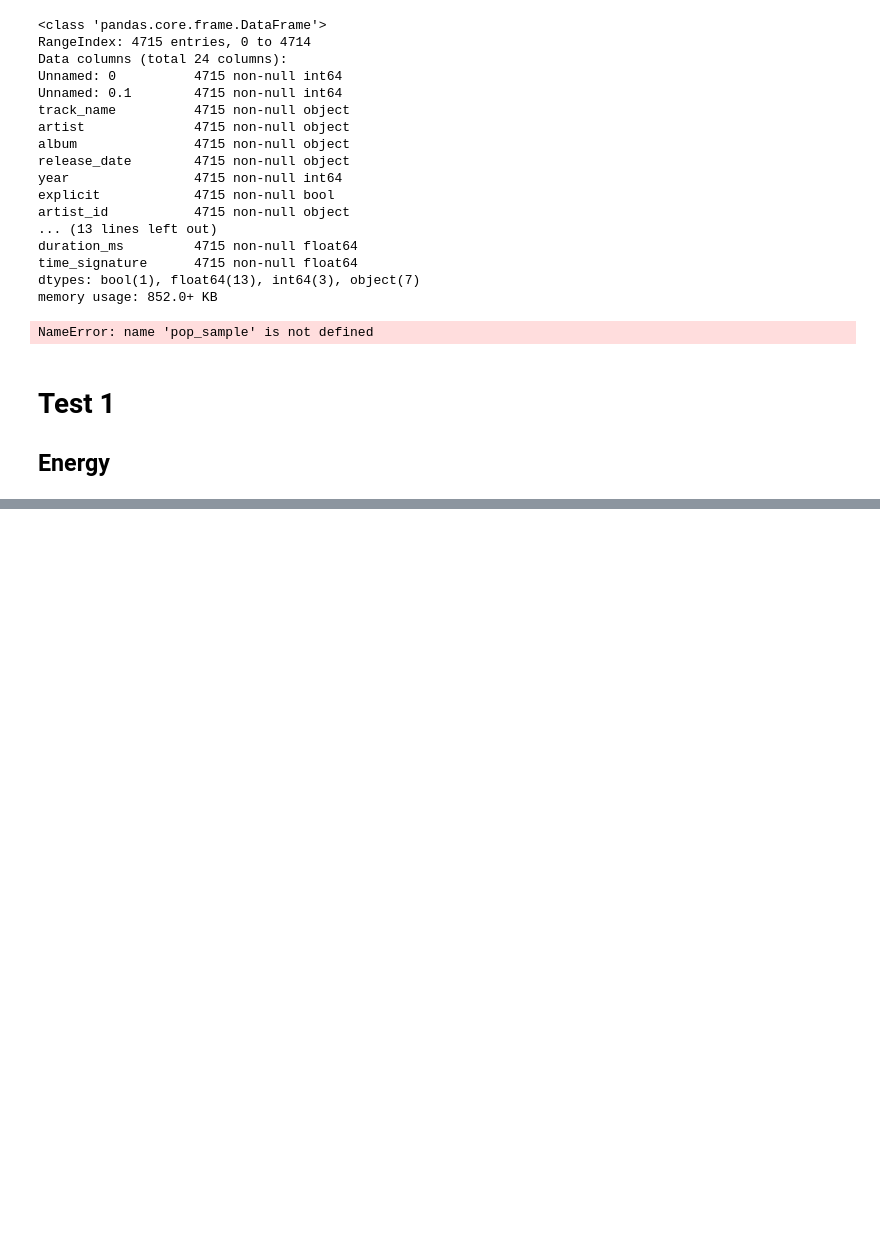
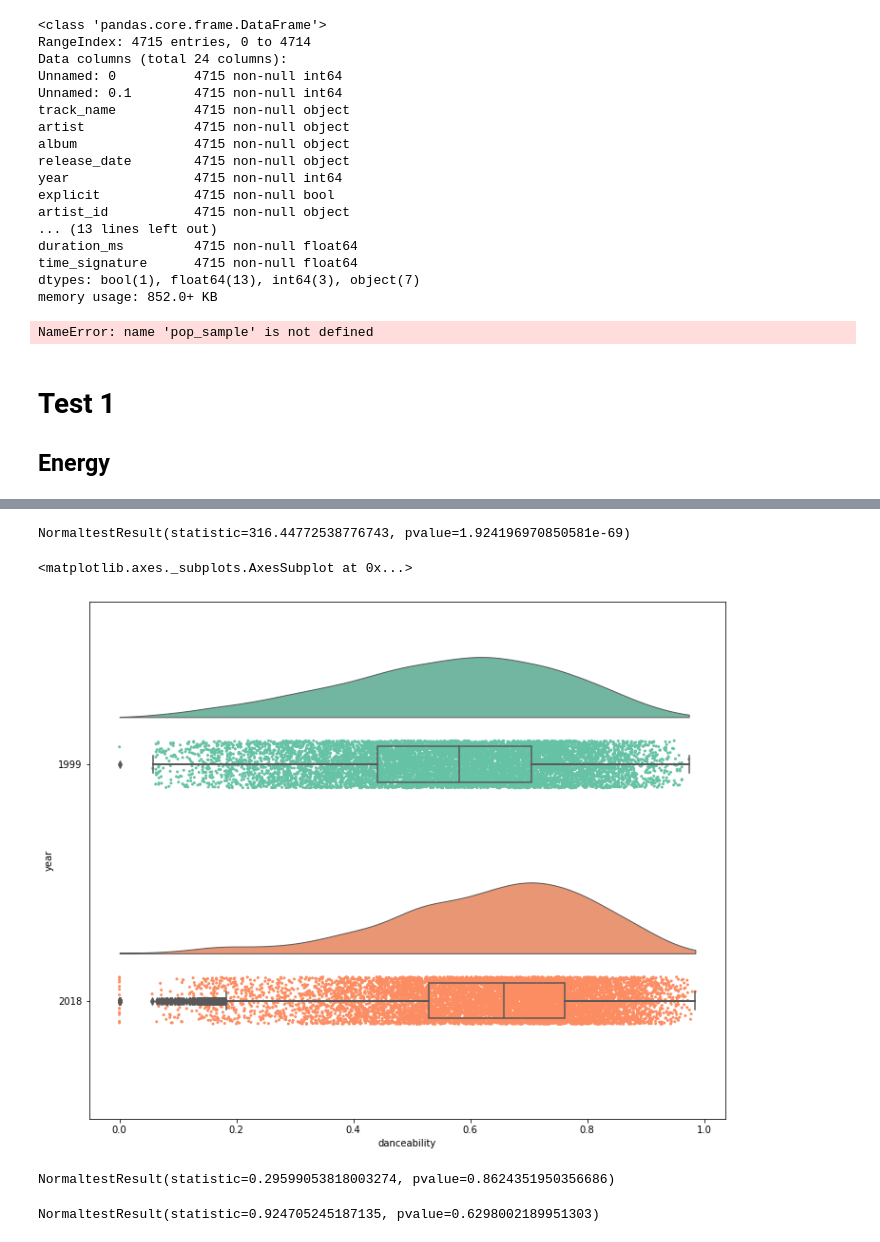
Before and after one commit to fsarraf/Mod3_project, a Jupyter notebook: api test.ipynb, the cells around one changed output, grey strips where cells are left out. Drawn from its saved outputs; the diff is of its cells as text; code cells hidden in the pictures; blank space fills up the shorter version.

```diff
--- a/api test.ipynb
+++ b/api test.ipynb
@@ -919,0 +460,2 @@ twenty
+# %%
+twenty_years['year'] = twenty_years.release_date.str[0:4]
@@ -919,0 +472,18 @@ twenty
+# %%
+tracks_1999 = twenty_years[twenty_years['year']=='1999']
+stats.normaltest(tracks_1999['danceability'])
+# %% [output]
+NormaltestResult(statistic=316.44772538776743, pvalue=1.924196970850581e-69)
+# %%
+tracks_2018 = twenty_years[twenty_years['year']=='2018']
+# %%
+tracks_99_18 = pd.concat([tracks_1999,tracks_2018])
+# %%
+dx = "year"; dy = 'danceability'; ort = "h"; pal = "Set2"; sigma = .2
+f, ax = plt.subplots(figsize=(12, 10))
+
+pt.RainCloud(x = dx, y = dy, data = tracks_99_18, palette = pal, bw = sigma,
+                 width_viol = .6, ax = ax, orient = ort, move = 0)
+# %% [output]
+<matplotlib.axes._subplots.AxesSubplot at 0x...>
+[figure, added]
@@ -919,0 +492,9 @@ twenty
+# %%
+stats.normaltest(dist1999)
+# %% [output]
+NormaltestResult(statistic=0.29599053818003274, pvalue=0.8624351950356686)
+# %%
+dist2018_n1000 =  create_sample_distribution(tracks_2018['danceability'])
+stats.normaltest(dist2018_n1000)
+# %% [output]
+NormaltestResult(statistic=0.924705245187135, pvalue=0.6298002189951303)
```
Also changed, not shown: parts of 107 cells of this notebook, 5 other files.
